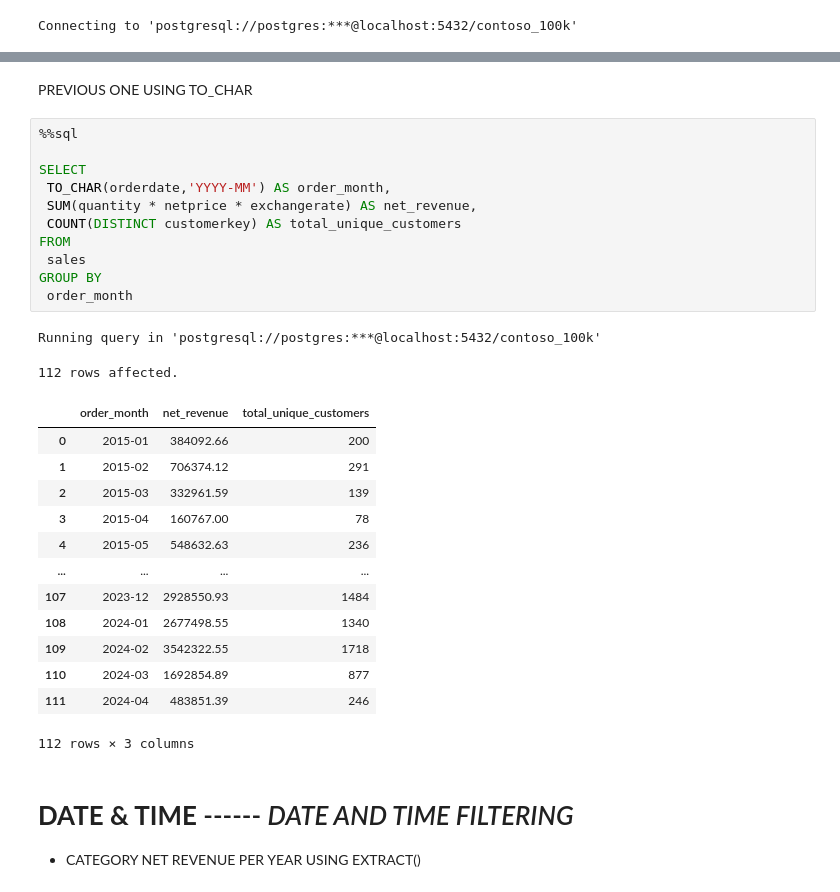
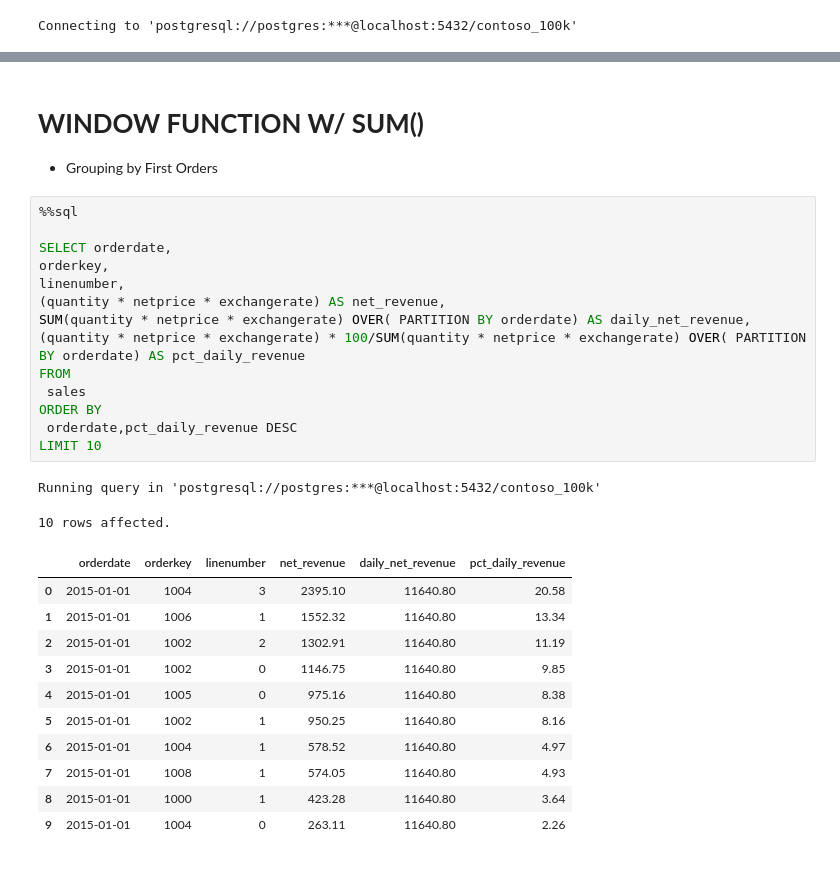
Before and after one commit to Dinesh-yadav23/My-sql-project, a Jupyter notebook: Resources/Blank_SQL_Notebook.ipynb, the cells around one changed output, grey strips where cells are left out. Saved outputs shown, nothing was run; the diff lists cells and outputs as text.

```diff
--- a/Resources/Blank_SQL_Notebook.ipynb
+++ b/Resources/Blank_SQL_Notebook.ipynb
@@ -406,33 +58,33 @@ Running query in 'postgresql://postgres:***@localhost:5432/contoso_100k'
-# %% [markdown]
-PREVIOUS ONE USING TO_CHAR
-# %%
-%%sql
-
-SELECT
- TO_CHAR(orderdate,'YYYY-MM') AS order_month,
- SUM(quantity * netprice * exchangerate) AS net_revenue,
- COUNT(DISTINCT customerkey) AS total_unique_customers
-FROM
- sales
-GROUP BY
- order_month
-# %% [output]
-Running query in 'postgresql://postgres:***@localhost:5432/contoso_100k'
-112 rows affected.
-|  | order_month | net_revenue | total_unique_customers |
-| 0 | 2015-01 | 384092.66 | 200 |
-| 1 | 2015-02 | 706374.12 | 291 |
-| 2 | 2015-03 | 332961.59 | 139 |
-| 3 | 2015-04 | 160767.00 | 78 |
-| 4 | 2015-05 | 548632.63 | 236 |
-| ... | ... | ... | ... |
-| 107 | 2023-12 | 2928550.93 | 1484 |
-| 108 | 2024-01 | 2677498.55 | 1340 |
-| 109 | 2024-02 | 3542322.55 | 1718 |
-| 110 | 2024-03 | 1692854.89 | 877 |
-| 111 | 2024-04 | 483851.39 | 246 |
-112 rows × 3 columns
-# %% [markdown]
-# **DATE & TIME** ------ *DATE AND TIME FILTERING*
-
-* CATEGORY NET REVENUE PER YEAR USING EXTRACT()
+# %% [markdown]
+# **WINDOW FUNCTION W/ SUM()**
+
+
+*   Grouping by First Orders
+# %%
+%%sql
+
+SELECT orderdate,
+orderkey,
+linenumber,
+(quantity * netprice * exchangerate) AS net_revenue,
+SUM(quantity * netprice * exchangerate) OVER( PARTITION BY orderdate) AS daily_net_revenue,
+(quantity * netprice * exchangerate) * 100/SUM(quantity * netprice * exchangerate) OVER( PARTITION BY orderdate) AS pct_daily_revenue
+FROM
+ sales
+ORDER BY
+ orderdate,pct_daily_revenue DESC
+LIMIT 10
+# %% [output]
+Running query in 'postgresql://postgres:***@localhost:5432/contoso_100k'
+10 rows affected.
+|  | orderdate | orderkey | linenumber | net_revenue | daily_net_revenue | pct_daily_revenue |
+| 0 | 2015-01-01 | 1004 | 3 | 2395.10 | 11640.80 | 20.58 |
+| 1 | 2015-01-01 | 1006 | 1 | 1552.32 | 11640.80 | 13.34 |
+| 2 | 2015-01-01 | 1002 | 2 | 1302.91 | 11640.80 | 11.19 |
+| 3 | 2015-01-01 | 1002 | 0 | 1146.75 | 11640.80 | 9.85 |
+| 4 | 2015-01-01 | 1005 | 0 | 975.16 | 11640.80 | 8.38 |
+| 5 | 2015-01-01 | 1002 | 1 | 950.25 | 11640.80 | 8.16 |
+| 6 | 2015-01-01 | 1004 | 1 | 578.52 | 11640.80 | 4.97 |
+| 7 | 2015-01-01 | 1008 | 1 | 574.05 | 11640.80 | 4.93 |
+| 8 | 2015-01-01 | 1000 | 1 | 423.28 | 11640.80 | 3.64 |
+| 9 | 2015-01-01 | 1004 | 0 | 263.11 | 11640.80 | 2.26 |
```
Also changed, not shown: parts of 32 cells of this notebook.
